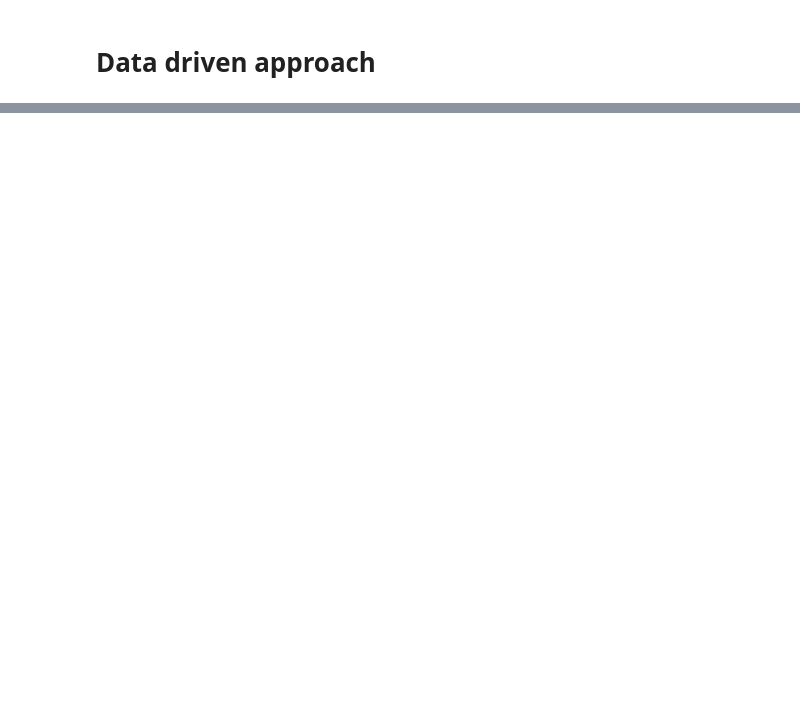
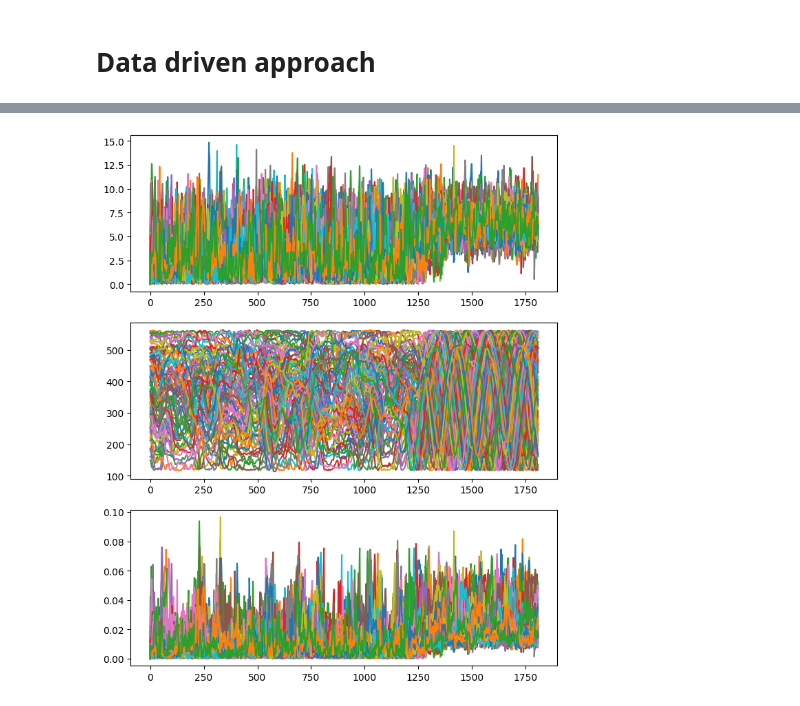
Before and after one commit to BenedictRussell/MA932-Project, a Jupyter notebook: Data_based.ipynb, the cells around one changed output, grey strips where cells are left out. Cells and saved outputs as stored; diff of their text form; code cells hidden in the pictures; blank space fills up the shorter version.

```diff
--- a/Data_based.ipynb
+++ b/Data_based.ipynb
@@ -41,0 +43,53 @@ ani.save('animation.gif', writer='pillow')
+# %%
+import matplotlib.pyplot as plt
+
+fig, (ax_v, ax_r, ax_angv) = plt.subplots(3, 1, figsize=(8, 10))
+
+for a in pd.unique(experiments['TRACK_ID']):
+    if not (a == 73):
+        # Calculate v, w and r per agent
+        agent = experiments[experiments['TRACK_ID'] == a]
+
+        vel_x = np.zeros(len(agent['FRAME']))
+        vel_y = np.zeros(len(agent['FRAME']))
+        vel_mag = np.zeros(len(agent['FRAME']))
+        ang_vel = np.zeros(len(agent['FRAME']))
+
+        r = np.zeros(len(agent['FRAME']))
+
+        ind_prev = agent[agent['FRAME'] == 0].index
+        x_prev = agent.loc[ind_prev, 'POSITION_X'].iloc[0]
+        y_prev = agent.loc[ind_prev, 'POSITION_Y'].iloc[0]
+
+        r[0] =  np.sqrt(x_prev**2 + y_prev**2)
+
+        # Assume unit time step per frame
+        frames = agent.sort_values(by='FRAME')['FRAME'].values
+        for i in frames:
+            ind = agent[agent['FRAME'] == i].index
+            x = agent.loc[ind, 'POSITION_X'].iloc[0]
+            y = agent.loc[ind, 'POSITION_Y'].iloc[0]
+
+            vel_x[i] = x - x_prev
+            vel_y[i] = y - y_prev
+            vel_mag[i] = np.sqrt(vel_x[i]**2 + vel_y[i]**2)
+
+            r[i] =  np.sqrt(x**2 + y**2)
+            ang_vel[i] = vel_mag[i]/r[i]
+
+            # Update values
+            ind_prev = ind
+            x_prev = x
+            y_prev = y
+
+        vwr_df = pd.DataFrame({'TRACK_ID': agent['TRACK_ID'], 'FRAME': frames,
+                            'VELOCITY_X': vel_x, 'VELOCITY_Y': vel_y, 'VELOCITY_MAG': vel_mag,
+                            'RADIUS': r, 'ANGULAR_VELOCITY': ang_vel})
+
+        ax_v.plot(frames, vel_mag)
+        ax_r.plot(frames, r)
+        ax_angv.plot(frames, ang_vel)
+
+plt.show()
+# %% [output]
+[figure, added]
```
Also changed, not shown: parts of 3 cells of this notebook.
